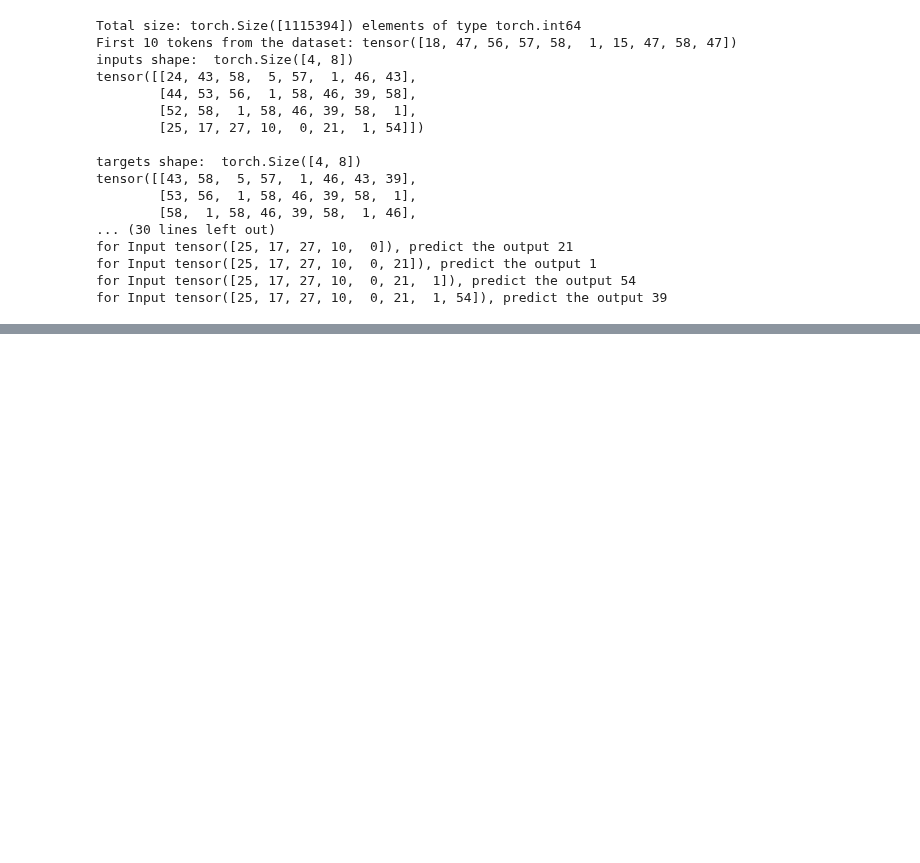
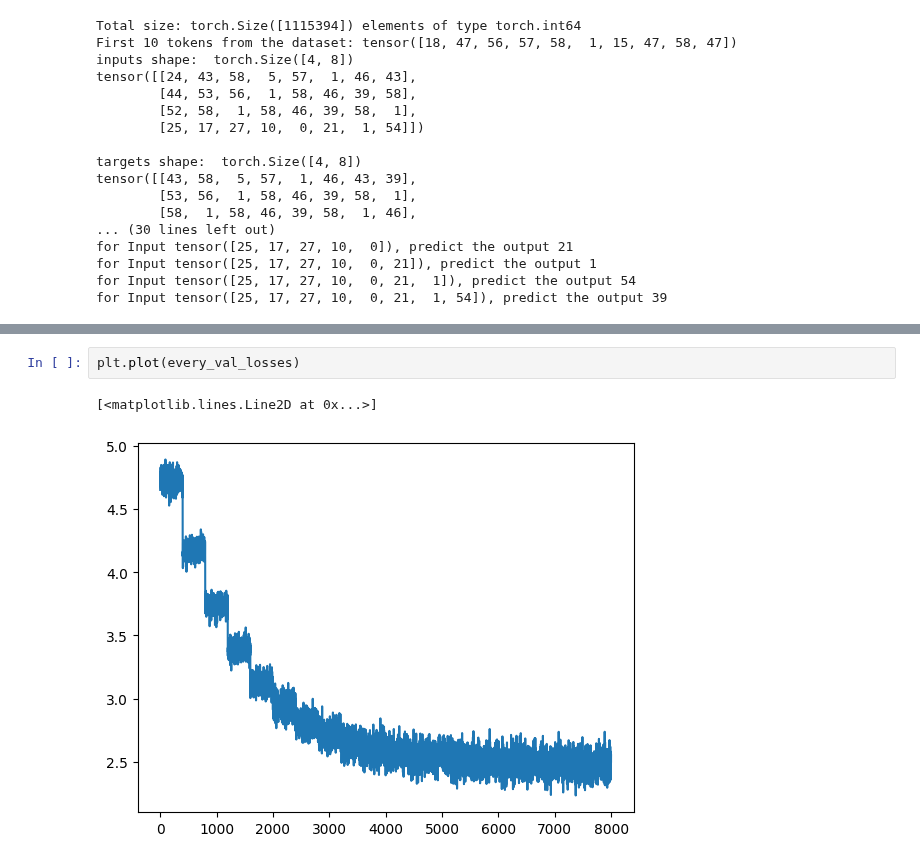
Before and after one commit to oganiler/pytorch_blackwell_jupyter_notebooks, a Jupyter notebook: karpathy/karpathy_GPT_playground.ipynb, the cells around one changed output, grey strips where cells are left out. Saved outputs shown, nothing was run; the diff lists cells and outputs as text; blank space fills up the shorter version.

```diff
--- a/karpathy/karpathy_GPT_playground.ipynb
+++ b/karpathy/karpathy_GPT_playground.ipynb
@@ -276,0 +293,5 @@ plt.plot(every_train_losses)
+# %%
+plt.plot(every_val_losses)
+# %% [output]
+[<matplotlib.lines.Line2D at 0x...>]
+[figure, added]
```
Also changed, not shown: parts of 4 cells of this notebook, 4 other files.
